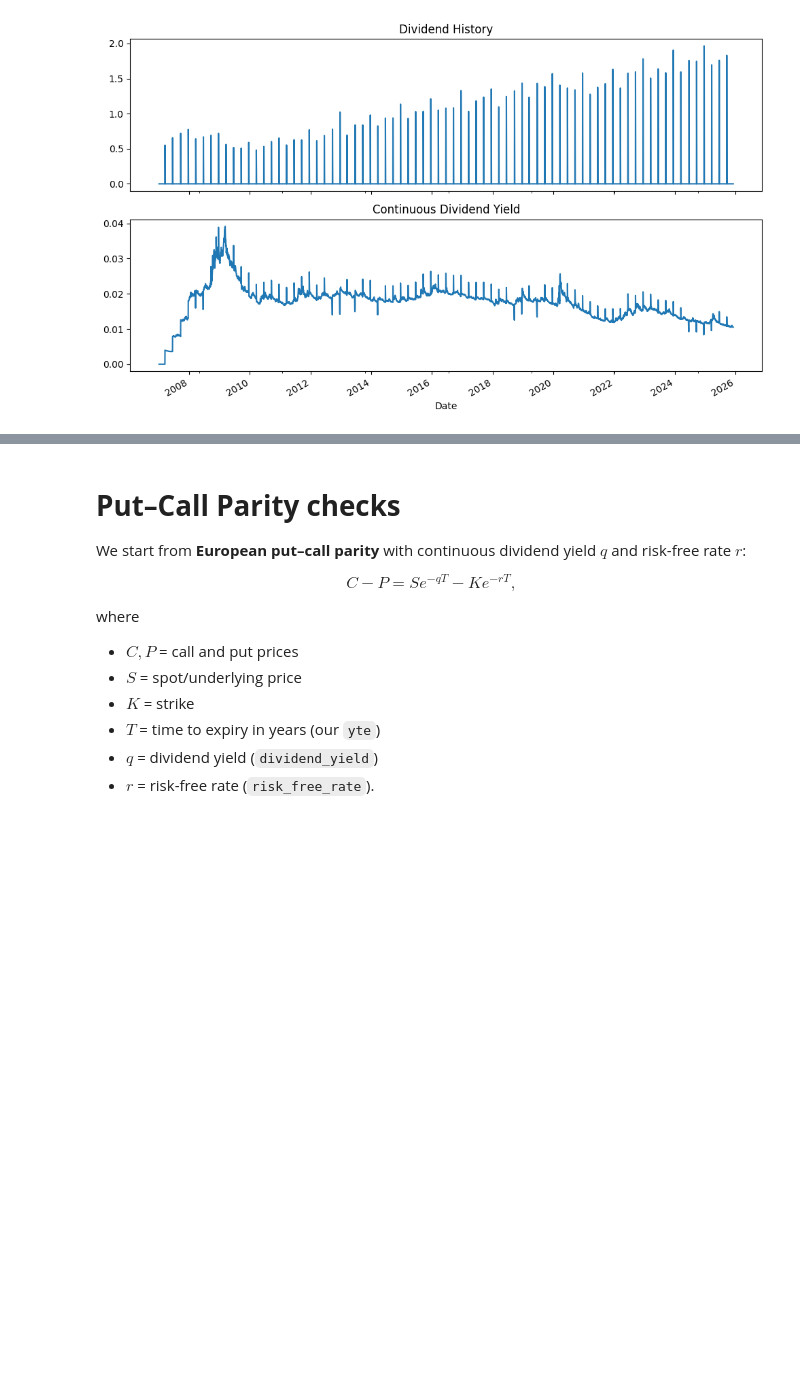
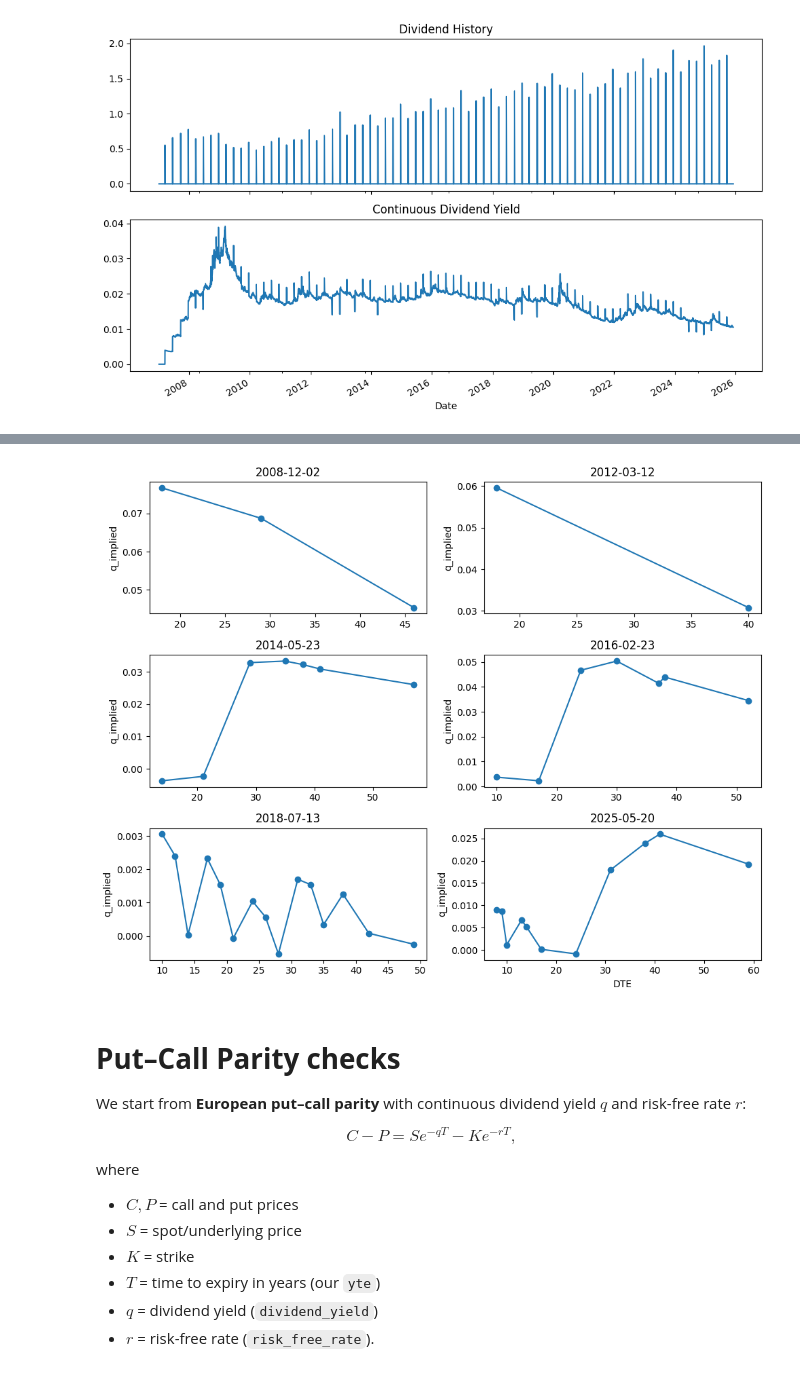
Before and after one commit to anthonymakarewicz/volatility-trading, a Jupyter notebook: notebooks/orats_spx_panel_eda_validation.ipynb, the cells around one changed output, grey strips where cells are left out. Saved outputs shown, nothing was run; the diff lists cells and outputs as text; code cells hidden in the pictures; blank space fills up the shorter version.

```diff
--- a/notebooks/orats_spx_panel_eda_validation.ipynb
+++ b/notebooks/orats_spx_panel_eda_validation.ipynb
@@ -1280,0 +1285,27 @@ shape: (10, 6)
+# %%
+sample_dates = [
+    date(2008, 12, 2),
+    date(2012, 3, 12),
+    date(2014, 5, 23),
+    date(2016, 2, 23),
+    date(2018, 7, 13),
+    date(2025, 5, 20),
+]
+
+fig, axes = plt.subplots(3, 2, figsize=(10, 8))
+axes = np.ravel(axes)
+
+for ax, d in zip(axes, sample_dates):
+    sub = q_by_T.filter(
+        pl.col("dte") > 7,
+        pl.col("trade_date") == d,
+        )
+    ax.plot(sub["dte"], sub["q_implied"], marker="o")
+    ax.set_title(d.strftime("%Y-%m-%d"))
+    ax.set_ylabel("q_implied")
+
+axes[-1].set_xlabel("DTE")
+plt.tight_layout()
+plt.show()
+# %% [output]
+[figure, added]
```
Also changed, not shown: parts of 21 cells of this notebook, 4 other files.
